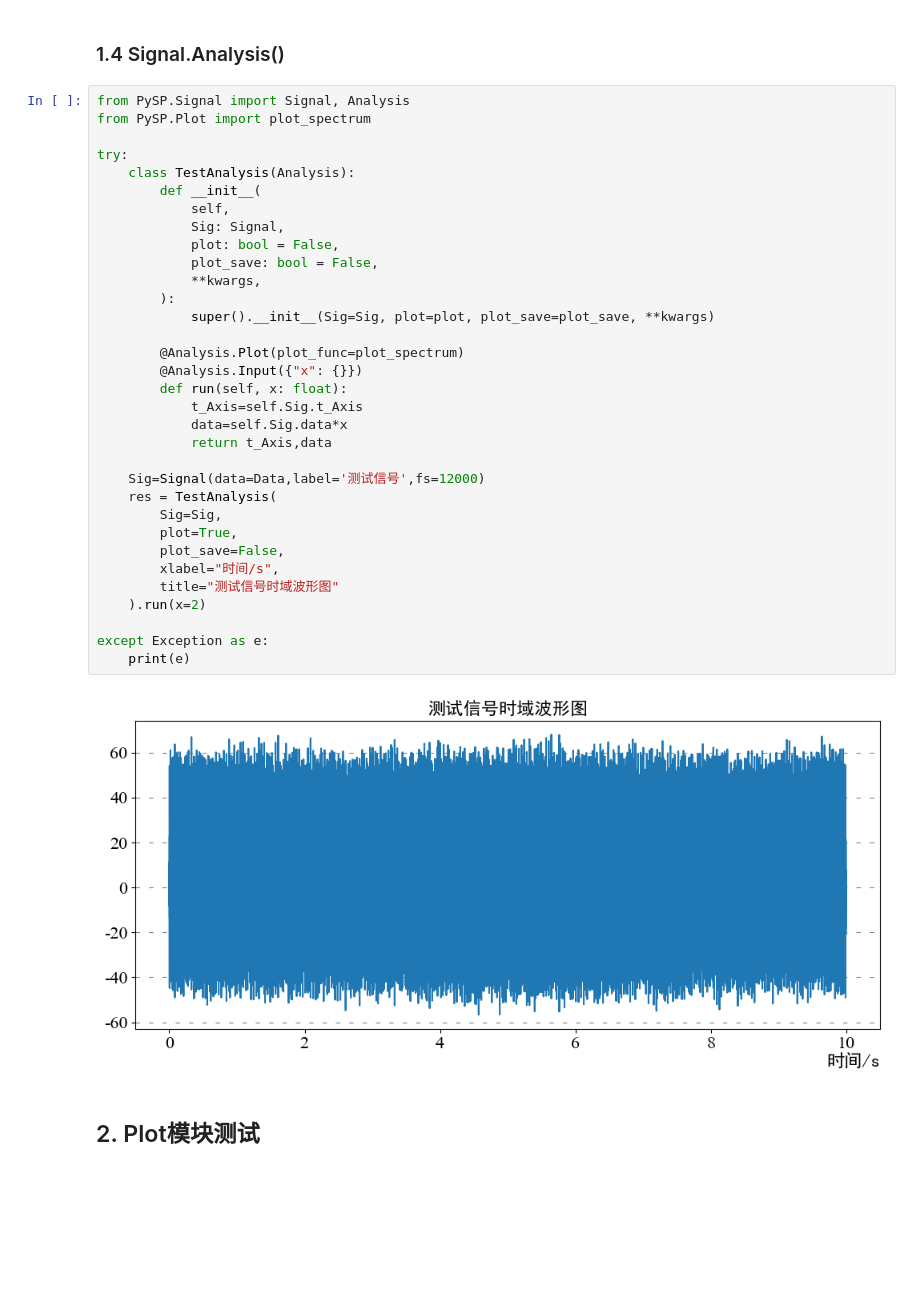
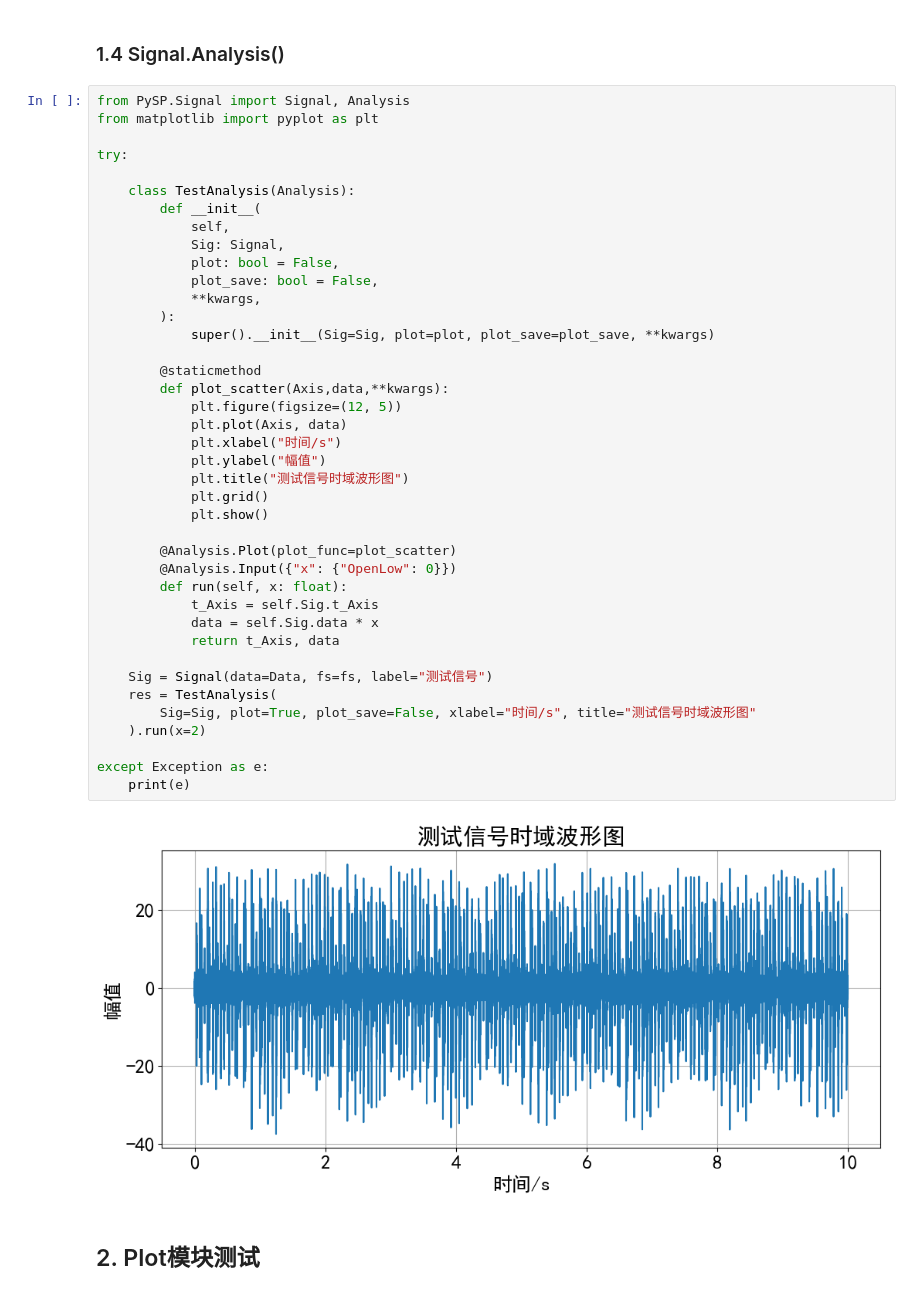
Before and after one commit to xcw1129/PySP, a Jupyter notebook: test.ipynb, the cells around one changed output. Saved outputs shown, nothing was run; the diff lists cells and outputs as text; blank space fills up the shorter version.

```diff
--- a/test.ipynb
+++ b/test.ipynb
@@ -201,39 +201,46 @@ Signal(data=[-0.39569358 -0.21882207  1.78163359 ...  1.96094518 -0.7940968
 ### 1.4 Signal.Analysis()
 # %%
 from PySP.Signal import Signal, Analysis
-from PySP.Plot import plot_spectrum
+from matplotlib import pyplot as plt
 
 try:
+
     class TestAnalysis(Analysis):
         def __init__(
             self,
             Sig: Signal,
             plot: bool = False,
             plot_save: bool = False,
             **kwargs,
         ):
             super().__init__(Sig=Sig, plot=plot, plot_save=plot_save, **kwargs)
 
-        @Analysis.Plot(plot_func=plot_spectrum)
-        @Analysis.Input({"x": {}})
+        @staticmethod
+        def plot_scatter(Axis,data,**kwargs):
+            plt.figure(figsize=(12, 5))
+            plt.plot(Axis, data)
+            plt.xlabel("时间/s")
+            plt.ylabel("幅值")
+            plt.title("测试信号时域波形图")
+            plt.grid()
+            plt.show()
+
+        @Analysis.Plot(plot_func=plot_scatter)
+        @Analysis.Input({"x": {"OpenLow": 0}})
         def run(self, x: float):
-            t_Axis=self.Sig.t_Axis
-            data=self.Sig.data*x
-            return t_Axis,data
+            t_Axis = self.Sig.t_Axis
+            data = self.Sig.data * x
+            return t_Axis, data
 
-    Sig=Signal(data=Data,label='测试信号',fs=12000)
+    Sig = Signal(data=Data, fs=fs, label="测试信号")
     res = TestAnalysis(
-        Sig=Sig,
-        plot=True,
-        plot_save=False,
-        xlabel="时间/s",
-        title="测试信号时域波形图"
+        Sig=Sig, plot=True, plot_save=False, xlabel="时间/s", title="测试信号时域波形图"
     ).run(x=2)
 
 except Exception as e:
     print(e)
 # %% [output]
-[figure, old version]
+[figure, new version]
 # %% [markdown]
 ## 2. Plot模块测试
 # %% [markdown]
```
Also changed, not shown: parts of 3 cells of this notebook, 2 other files.
